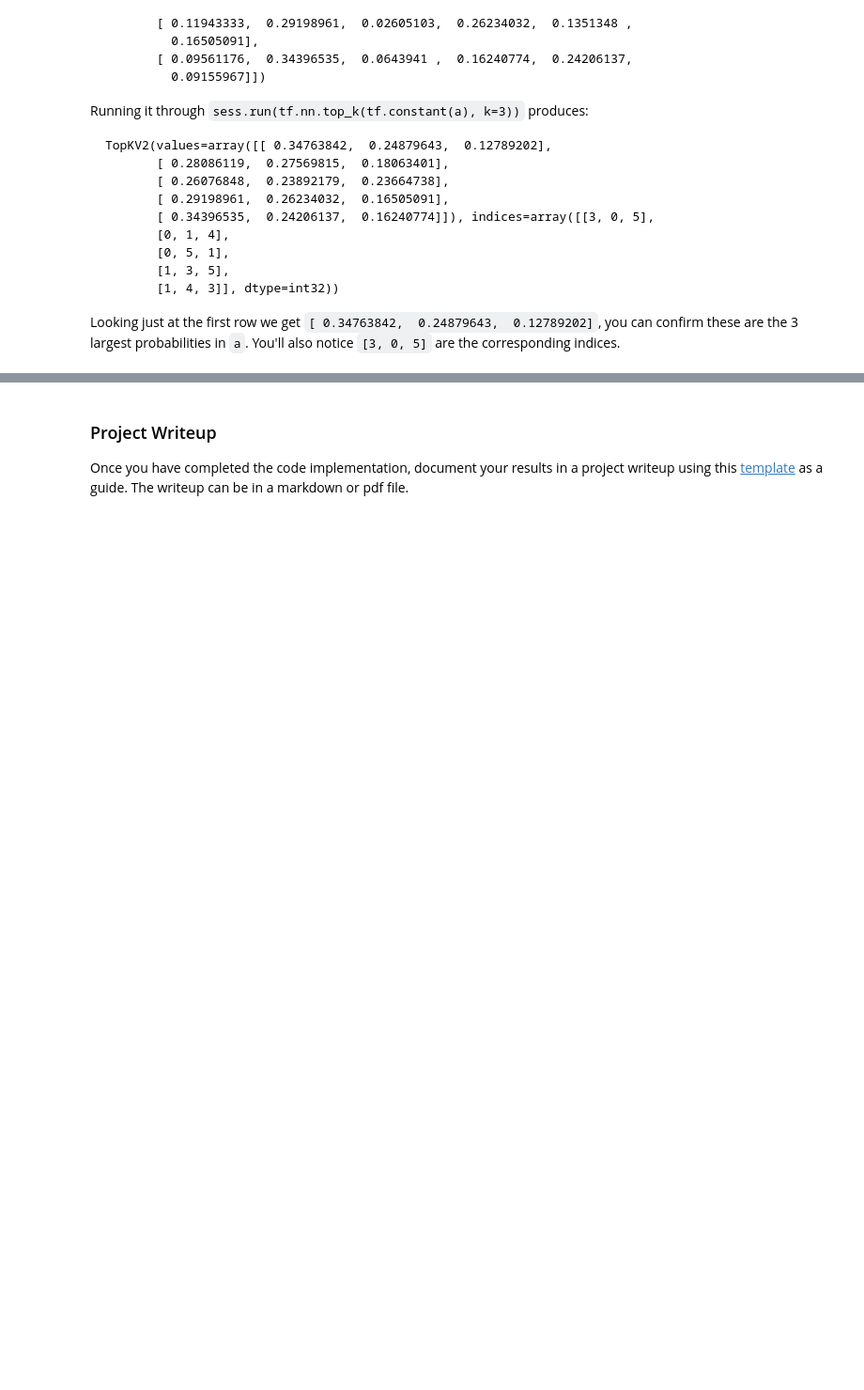
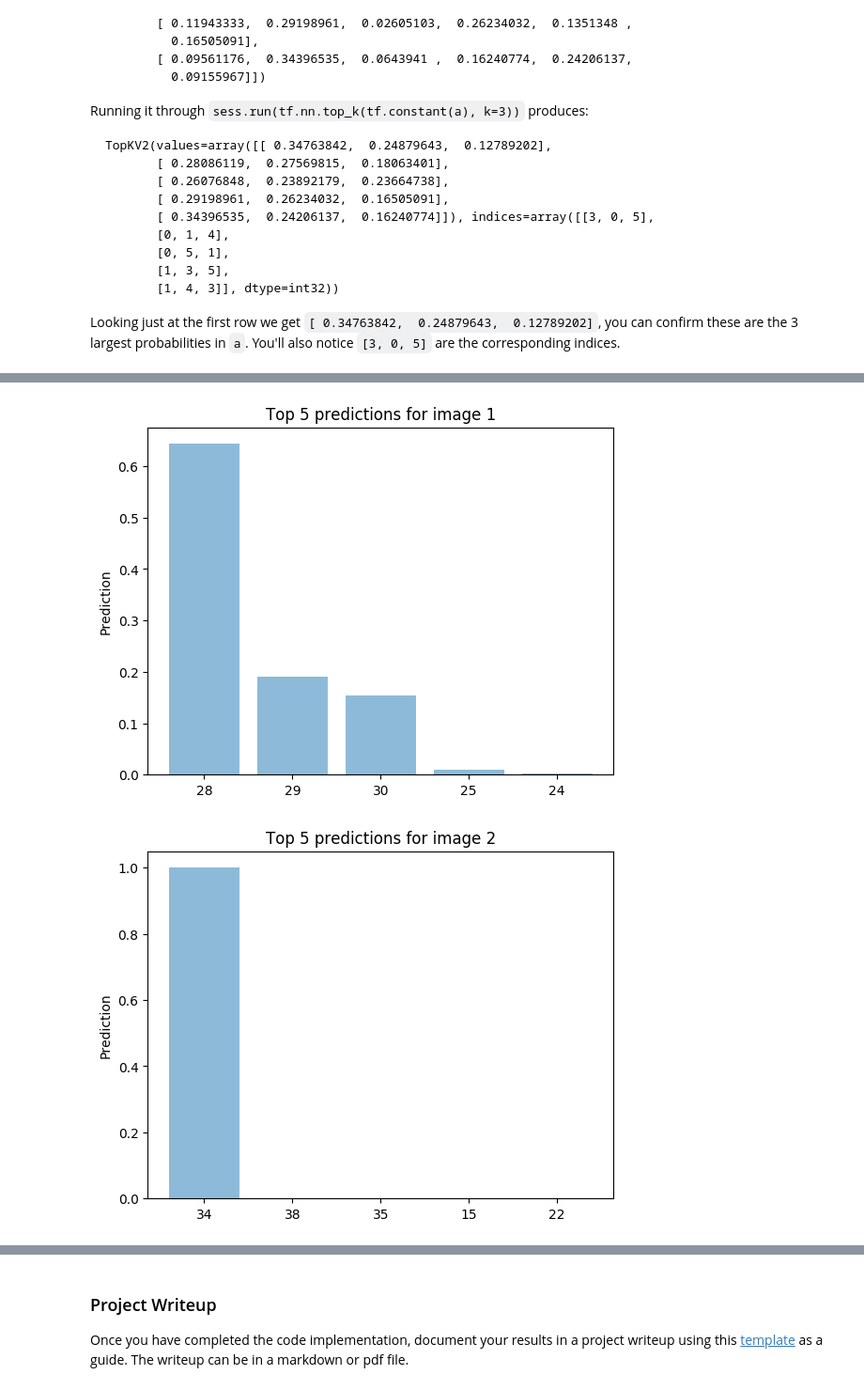
Before and after one commit to smoort/CarND-Traffic-Sign-Classifier-Project, a Jupyter notebook: Traffic_Sign_Classifier.ipynb, the cells around one changed output, grey strips where cells are left out. Shown at 94% size. Cells and saved outputs as stored; diff of their text form; code cells hidden in the pictures; blank space fills up the shorter version.

```diff
--- a/Traffic_Sign_Classifier.ipynb
+++ b/Traffic_Sign_Classifier.ipynb
@@ -708,13 +813,11 @@ saver = tf.train.Saver()
 
 # Launch the graph
 with tf.Session() as sess:
+    init = tf.global_variables_initializer()
+    sess.run(init)
     saver.restore(sess, './lenet')
 
-    predictions = sess.run(logits, feed_dict={x: g_downloaded_images})
-#    print('Prediction for image ', i+1, 'is : {}'.format(predictions))
+    predictions = sess.run(logits, feed_dict={x: g_downloaded_images, keep_prob: 1.0})
     pred = sess.run(tf.argmax(predictions, 1))
-    print(pred)
-    smax = sess.run(tf.nn.softmax(predictions))
-#    print(smax)
-    print(sess.run(tf.argmax(smax, 1)))
-    print(sess.run(tf.nn.top_k(tf.constant(smax), k=5)))
+    print('Prediction of model on new images is', pred)
+    print('Correct label values for new images are ', downloaded_labels)
@@ -776,0 +882,14 @@ Looking just at the first row we get `[ 0.34763842,  0.24879643,  0.12789202]`,
+# %%
+### Print out the top five softmax probabilities for the predictions on the German traffic sign images found on the web.
+
+with tf.Session() as sess:
+    init = tf.global_variables_initializer()
+    sess.run(init)
+    saver.restore(sess, './lenet')
+
+    predictions = sess.run(logits, feed_dict={x: g_downloaded_images, keep_prob: 1.0})
+    pred = sess.run(tf.argmax(predictions, 1))
+    smax = sess.run(tf.nn.softmax(predictions))
+
+    values, indices = sess.run(tf.nn.top_k(tf.constant(smax), k=5))
+    print(values, indices)
@@ -776,0 +911,20 @@ Looking just at the first row we get `[ 0.34763842,  0.24879643,  0.12789202]`,
+# %%
+### Visualize the softmax probabilities as bar graph
+
+import matplotlib.pyplot as plt; plt.rcdefaults()
+import numpy as np
+import matplotlib.pyplot as plt
+
+for i in range(5):
+    objects = indices[i]
+    performance = values[i]
+    y_pos = np.arange(5)
+
+    plt.bar(y_pos, performance, align='center', alpha=0.5)
+    plt.xticks(y_pos, objects)
+    plt.ylabel('Prediction')
+    plt.title('Top 5 predictions for image ' + str(i+1))
+    plt.show()
+# %% [output]
+[figure, added]
+[figure, added]
```
Also changed, not shown: parts of 19 cells of this notebook, 3 other files.
